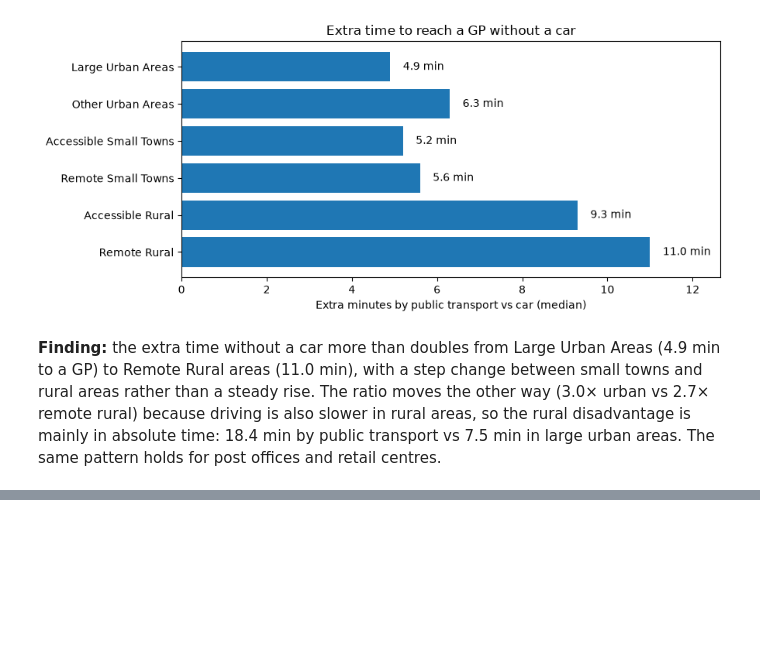
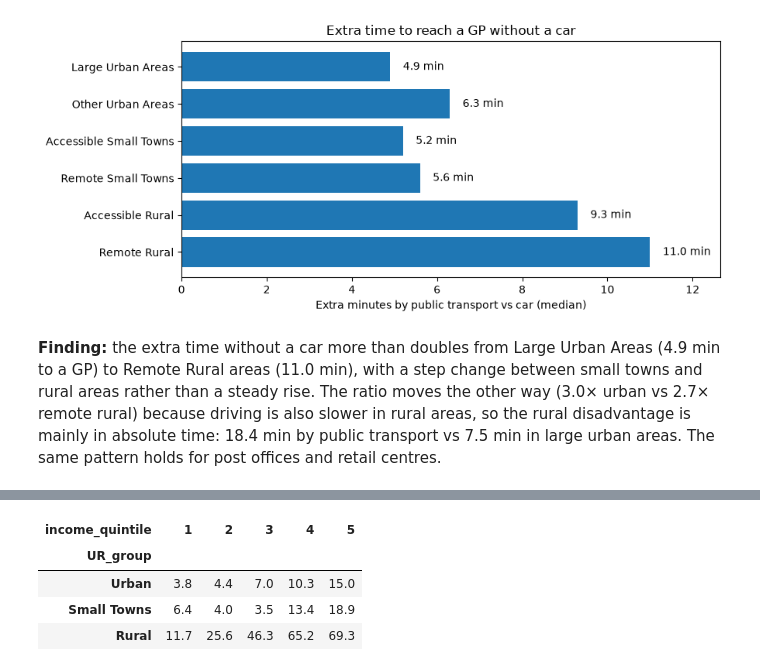
Before and after one commit to AyushK212000/scotland-rural-transport-gap, a Jupyter notebook: notebooks/03_analysis.ipynb, the cells around one changed output, grey strips where cells are left out. Drawn from its saved outputs; the diff is of its cells as text; code cells hidden in the pictures; blank space fills up the shorter version.

```diff
--- a/notebooks/03_analysis.ipynb
+++ b/notebooks/03_analysis.ipynb
@@ -57,0 +117,16 @@ transport vs 7.5 min in large urban areas. The same pattern holds for post offic
+# %%
+d = df.dropna(subset=["Income_rate"]).copy()
+d["income_quintile"] = pd.qcut(d["Income_rate"].rank(method="first", ascending=False),
+                               5, labels=[1, 2, 3, 4, 5])
+
+q3 = d.pivot_table(index="UR_group", columns="income_quintile",
+                   values=["pop_over15", "Total_population"], aggfunc="sum", observed=True)
+q3_pct = (100 * q3["pop_over15"] / q3["Total_population"]).round(1)
+q3_pct = q3_pct.loc[["Urban", "Small Towns", "Rural"]]
+q3_pct
+# %% [output]
+| income_quintile | 1 | 2 | 3 | 4 | 5 |
+| UR_group |  |  |  |  |  |
+| Urban | 3.8 | 4.4 | 7.0 | 10.3 | 15.0 |
+| Small Towns | 6.4 | 4.0 | 3.5 | 13.4 | 18.9 |
+| Rural | 11.7 | 25.6 | 46.3 | 65.2 | 69.3 |
```
Also changed, not shown: parts of 8 cells of this notebook, 1 other file.
